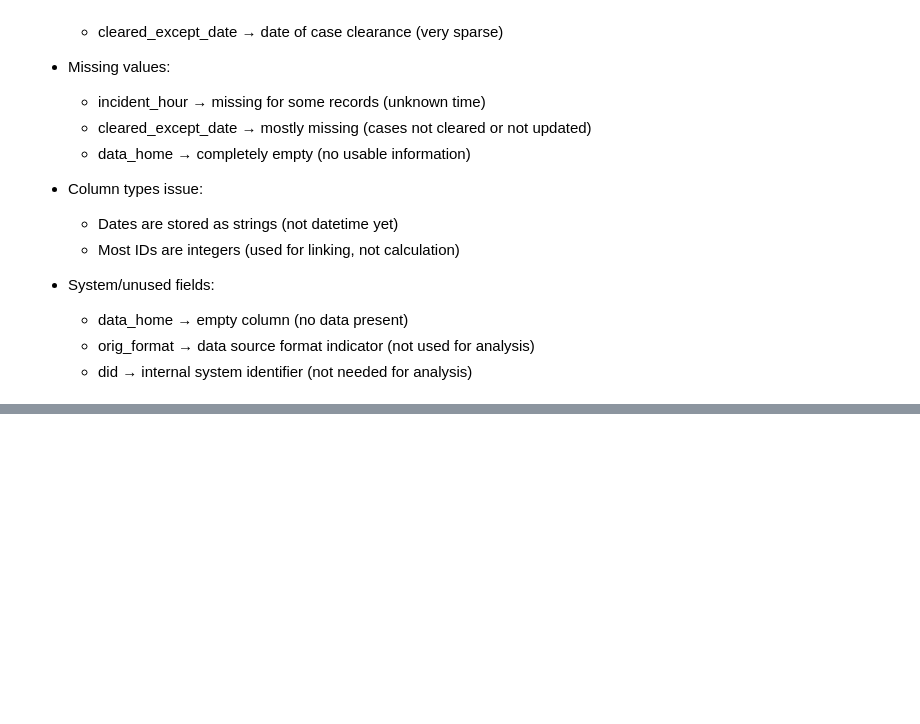
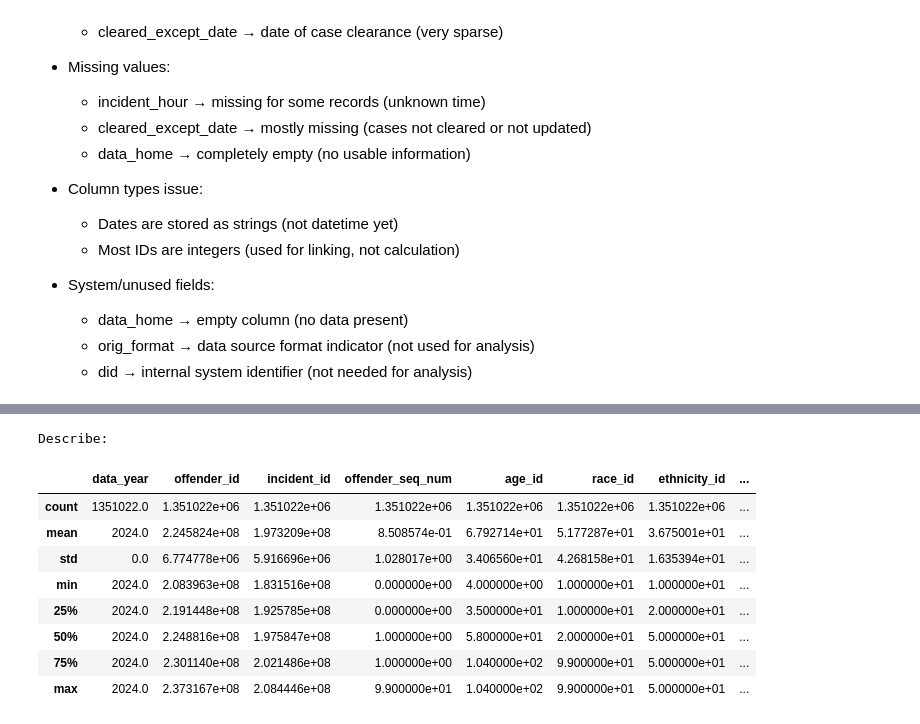
Before and after one commit to diana-angeline33/fbi-crime-analysis, a Jupyter notebook: notebooks/crime_analysis.ipynb, the cells around one changed output, grey strips where cells are left out. Cells and saved outputs as stored; diff of their text form; code cells hidden in the pictures; blank space fills up the shorter version.

```diff
--- a/notebooks/crime_analysis.ipynb
+++ b/notebooks/crime_analysis.ipynb
@@ -155,0 +300,14 @@ dtype: int64
+# %%
+print("Describe: ")
+offenders.describe()
+# %% [output]
+Describe:
+|  | data_year | offender_id | incident_id | offender_seq_num | age_id | race_id | ethnicity_id | ... |
+| count | 1351022.0 | 1.351022e+06 | 1.351022e+06 | 1.351022e+06 | 1.351022e+06 | 1.351022e+06 | 1.351022e+06 | ... |
+| mean | 2024.0 | 2.245824e+08 | 1.973209e+08 | 8.508574e-01 | 6.792714e+01 | 5.177287e+01 | 3.675001e+01 | ... |
+| std | 0.0 | 6.774778e+06 | 5.916696e+06 | 1.028017e+00 | 3.406560e+01 | 4.268158e+01 | 1.635394e+01 | ... |
+| min | 2024.0 | 2.083963e+08 | 1.831516e+08 | 0.000000e+00 | 4.000000e+00 | 1.000000e+01 | 1.000000e+01 | ... |
+| 25% | 2024.0 | 2.191448e+08 | 1.925785e+08 | 0.000000e+00 | 3.500000e+01 | 1.000000e+01 | 2.000000e+01 | ... |
+| 50% | 2024.0 | 2.248816e+08 | 1.975847e+08 | 1.000000e+00 | 5.800000e+01 | 2.000000e+01 | 5.000000e+01 | ... |
+| 75% | 2024.0 | 2.301140e+08 | 2.021486e+08 | 1.000000e+00 | 1.040000e+02 | 9.900000e+01 | 5.000000e+01 | ... |
+| max | 2024.0 | 2.373167e+08 | 2.084446e+08 | 9.900000e+01 | 1.040000e+02 | 9.900000e+01 | 5.000000e+01 | ... |
```
Also changed, not shown: parts of 39 cells of this notebook.
